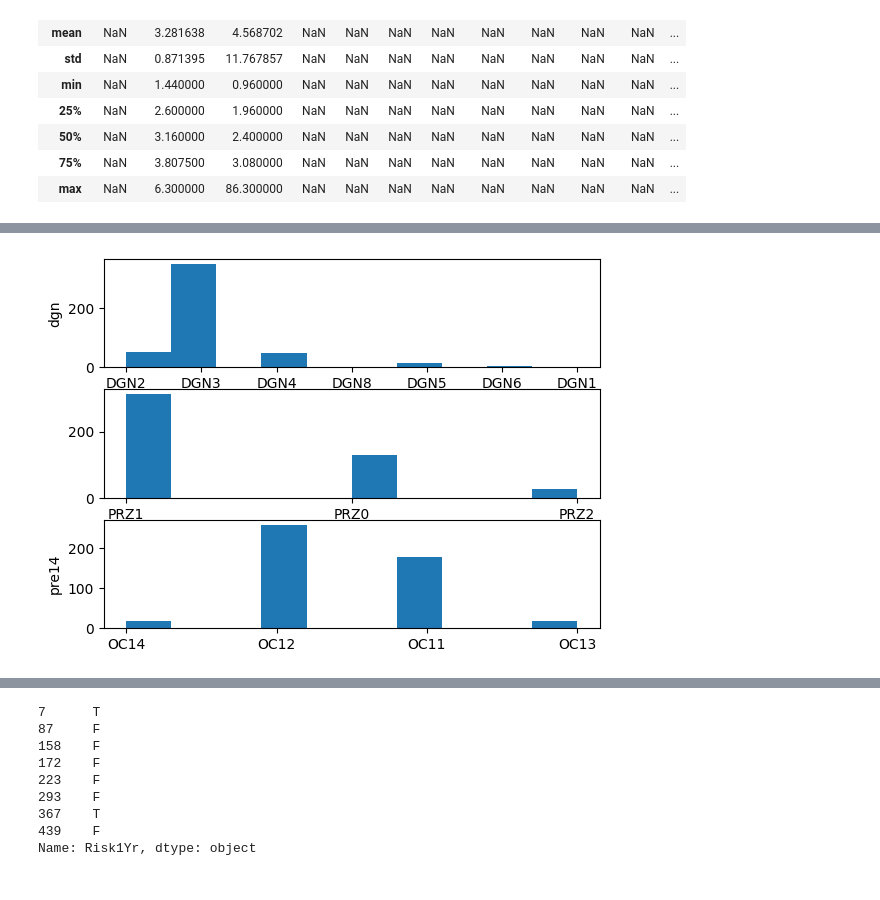
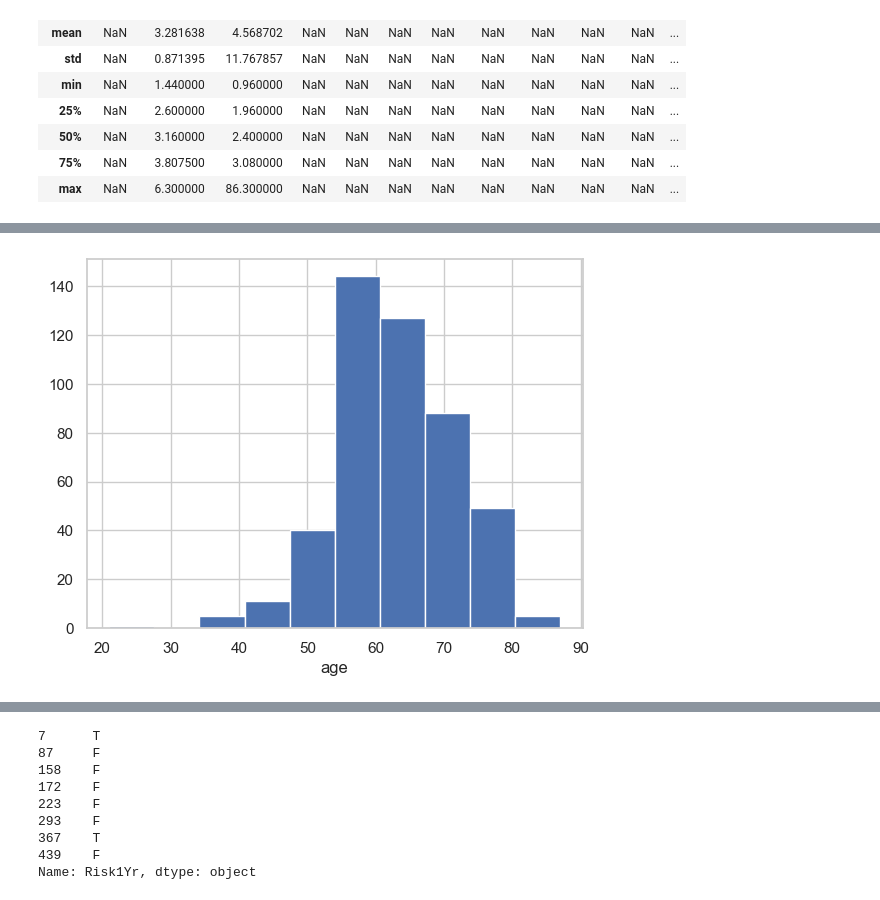
Before and after one commit to milicaj00/ML-P1-Classification, a Jupyter notebook: proba.ipynb, the cells around one changed output, grey strips where cells are left out. Drawn from its saved outputs; the diff is of its cells as text; code cells hidden in the pictures.

```diff
--- a/proba.ipynb
+++ b/proba.ipynb
@@ -16 +1,9 @@ data
+# %%
+
+from matplotlib import pyplot
+import pandas as pd
+
+import seaborn as sns
+sns.set(style="white")
+sns.set(style="whitegrid", color_codes=False)
 # %%
@@ -84,53 +127,57 @@ data.describe(include = "all")
 | 75% | NaN | 3.807500 | 3.080000 | NaN | NaN | NaN | NaN | NaN | NaN | NaN | NaN | ... |
 | max | NaN | 6.300000 | 86.300000 | NaN | NaN | NaN | NaN | NaN | NaN | NaN | NaN | ... |
 # %%
-from matplotlib import pyplot
-
-age = dataframe['AGE']
-pyplot.figure()
-pyplot.subplot(211);pyplot.ylabel('age'); pyplot.plot(age, 'ro')
-pyplot.subplot(212); pyplot.xlabel('age'); pyplot.hist(age) ; pyplot.show()
 
 
-dgn = dataframe['DGN']
-pre6 = dataframe['PRE6']
-pre14 = dataframe['PRE14']
+dgn = data['DGN']
+pre6 = data['PRE6']
+pre14 = data['PRE14']
 
 pyplot.figure()
-pyplot.subplot(311);pyplot.ylabel('dgn'); pyplot.hist(dgn)
+pyplot.subplot(311);pyplot.xlabel('dgn'); pyplot.hist(dgn)
 pyplot.subplot(312); pyplot.xlabel('pre6'); pyplot.hist(pre6)
-pyplot.subplot(313);pyplot.ylabel('pre14'); pyplot.hist(pre14)
+pyplot.subplot(313);pyplot.xlabel('pre14'); pyplot.hist(pre14)
 pyplot.show()
 
-pre4 = dataframe['PRE4']
-pre5 = dataframe['PRE5']
-pre7 = dataframe['PRE7']
-pre8 = dataframe['PRE8']
+age = data['AGE']
+pyplot.xlabel('age'); pyplot.hist(age) ; pyplot.show()
+
+pre4 = data['PRE4']
+pyplot.xlabel('Forced vital capacity - FVC'); pyplot.hist(pre4);pyplot.show()
+
+pre5 = data['PRE5']
+pyplot.xlabel('Volume that has been exhaled at the end of the first second of forced expiration'); pyplot.hist(pre5); pyplot.show()
+
+pre7 = data['PRE7']
+pre8 = data['PRE8']
+pre9 = data['PRE9']
+pre10 = data['PRE10']
 
 pyplot.figure()
-pyplot.subplot(221);pyplot.ylabel('pre4'); pyplot.hist(pre4)
-pyplot.subplot(222); pyplot.xlabel('pre5'); pyplot.hist(pre5)
-pyplot.subplot(223);pyplot.ylabel('pre7'); pyplot.hist(pre7)
-pyplot.subplot(224); pyplot.xlabel('pre8'); pyplot.hist(pre8)
+pyplot.subplot(221); pyplot.xlabel('pre10'); pyplot.hist(pre10)
+pyplot.subplot(222);pyplot.xlabel('pre7'); pyplot.hist(pre7)
+pyplot.subplot(223); pyplot.xlabel('pre8'); pyplot.hist(pre8)
+pyplot.subplot(224);pyplot.xlabel('pre9'); pyplot.hist(pre9)
 pyplot.show()
 
-pre9 = dataframe['PRE9']
-pre10 = dataframe['PRE10']
-pre11 = dataframe['PRE11']
-pre17 = dataframe['PRE17']
-pre19 = dataframe['PRE19']
-pre25 = dataframe['PRE25']
-pre30 = dataframe['PRE30']
-pre32 = dataframe['PRE32']
+
+pre11 = data['PRE11']
+pre17 = data['PRE17']
+pre19 = data['PRE19']
 
 pyplot.figure()
-pyplot.subplot(331);pyplot.ylabel('pre9'); pyplot.hist(pre9)
-pyplot.subplot(332);pyplot.ylabel('pre10'); pyplot.hist(pre10)
-pyplot.subplot(333);pyplot.ylabel('pre11'); pyplot.hist(pre11)
-pyplot.subplot(334);pyplot.ylabel('pre17'); pyplot.hist(pre17)
-pyplot.subplot(335);pyplot.ylabel('pre19'); pyplot.hist(pre19)
-pyplot.subplot(336);pyplot.ylabel('pre25'); pyplot.hist(pre25)
-pyplot.subplot(337);pyplot.ylabel('pre30'); pyplot.hist(pre30)
-pyplot.subplot(338);pyplot.ylabel('pre32'); pyplot.hist(pre32)
+pyplot.subplot(311);pyplot.xlabel('pre11'); pyplot.hist(pre11)
+pyplot.subplot(312); pyplot.xlabel('pre17'); pyplot.hist(pre17)
+pyplot.subplot(313);pyplot.xlabel('pre19'); pyplot.hist(pre19)
 pyplot.show()
+
+pre25 = data['PRE25']
+pre30 = data['PRE30']
+pre32 = data['PRE32']
+
+pyplot.figure()
+pyplot.subplot(311);pyplot.ylabel('pre25'); pyplot.hist(pre25)
+pyplot.subplot(312);pyplot.ylabel('pre30'); pyplot.hist(pre30)
+pyplot.subplot(313);pyplot.ylabel('pre32'); pyplot.hist(pre32)
+pyplot.show()
 # %% [output]
@@ -138 +185 @@ pyplot.show()
-[figure, old version]
+[figure, new version]
```
Also changed, not shown: parts of 13 cells of this notebook.
